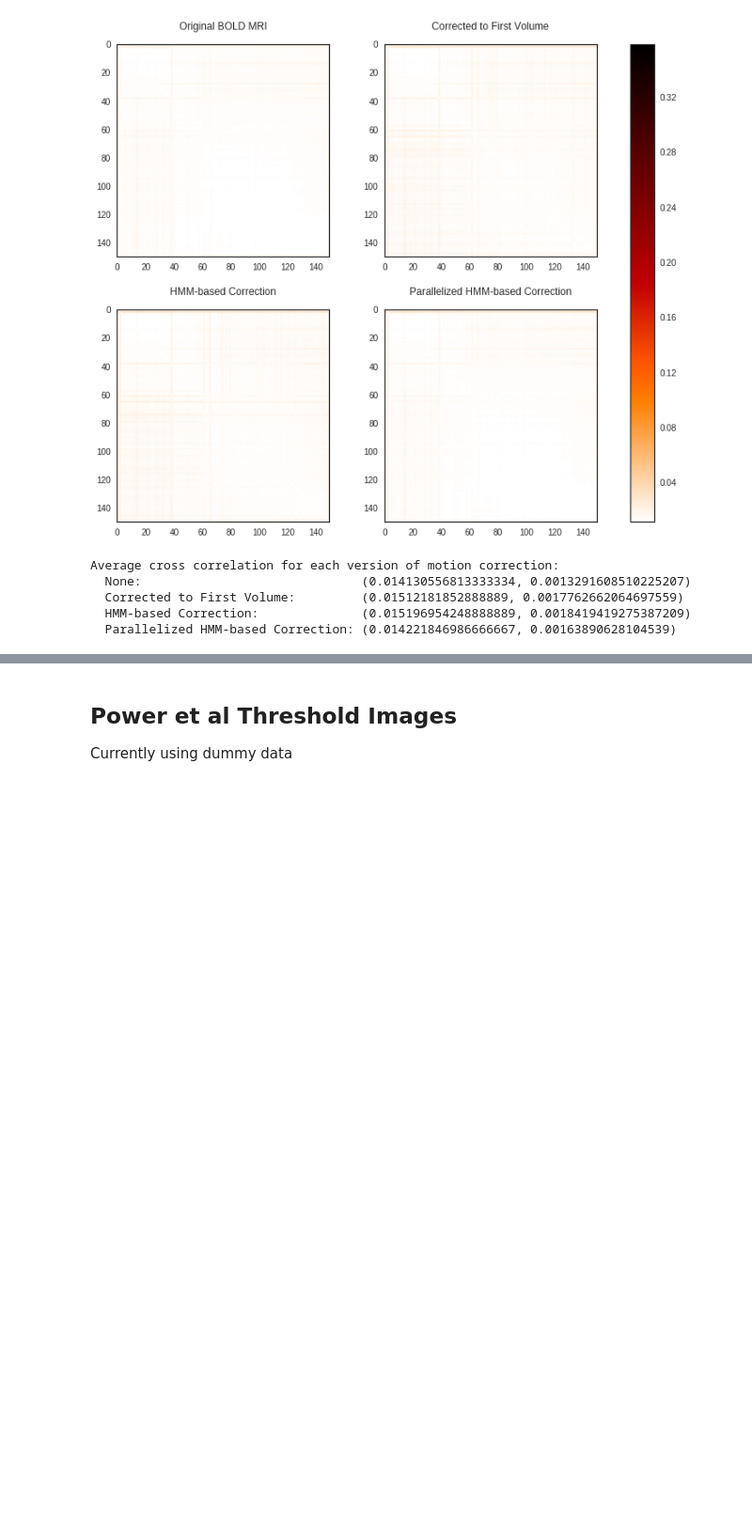
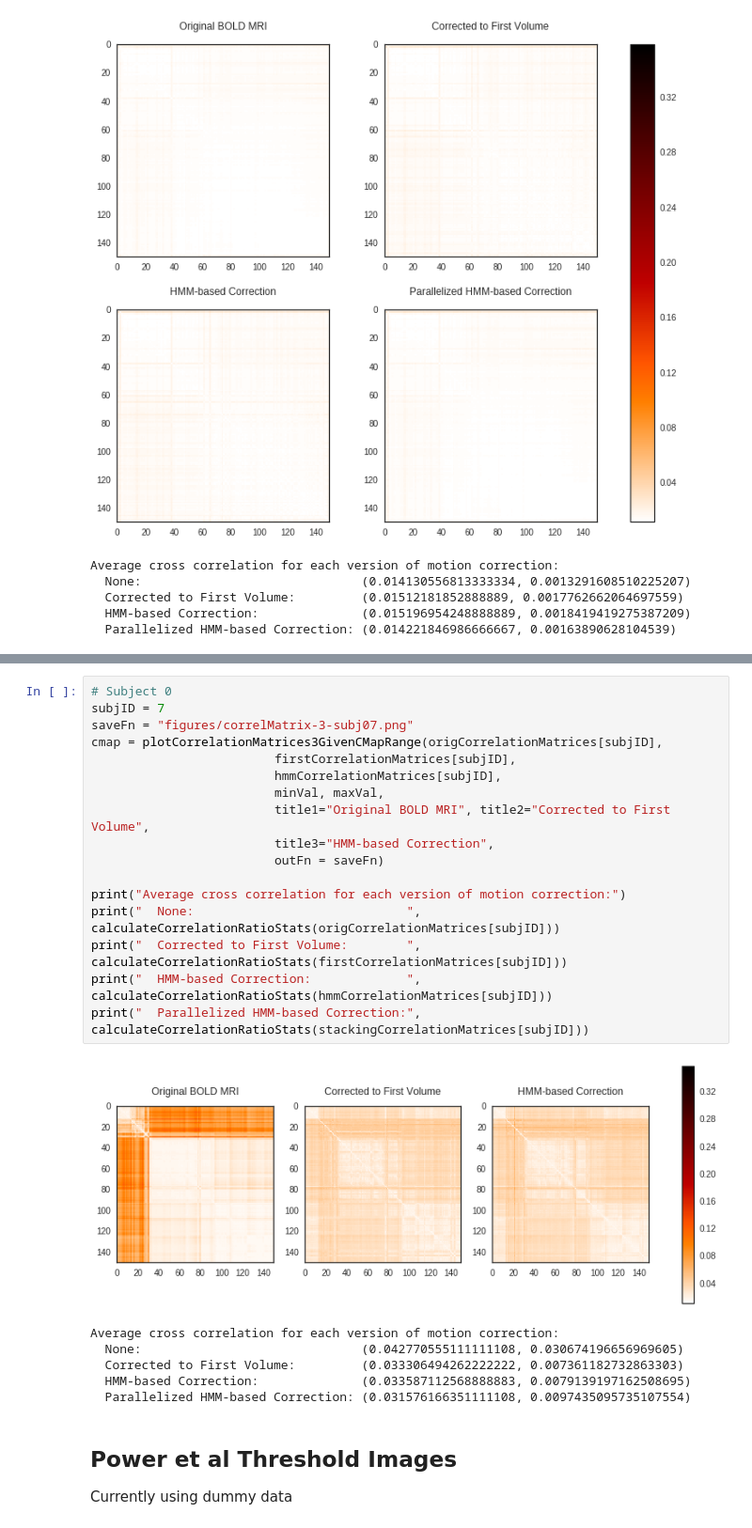
Before and after one commit to jmschabdach/markov-movement-correction, a Jupyter notebook: figureGeneration.ipynb, the cells around one changed output, grey strips where cells are left out. Shown at 94% size. Cells and saved outputs as stored; diff of their text form; blank space fills up the shorter version.

```diff
--- a/figureGeneration.ipynb
+++ b/figureGeneration.ipynb
@@ -932,3 +1318,27 @@ Average cross correlation for each version of motion correction:
+# %%
+# Subject 0
+subjID = 7
+saveFn = "figures/correlMatrix-3-subj07.png"
+cmap = plotCorrelationMatrices3GivenCMapRange(origCorrelationMatrices[subjID],
+                         firstCorrelationMatrices[subjID],
+                         hmmCorrelationMatrices[subjID],
+                         minVal, maxVal,
+                         title1="Original BOLD MRI", title2="Corrected to First Volume",
+                         title3="HMM-based Correction",
+                         outFn = saveFn)
+
+print("Average cross correlation for each version of motion correction:")
+print("  None:                             ", calculateCorrelationRatioStats(origCorrelationMatrices[subjID]))
+print("  Corrected to First Volume:        ", calculateCorrelationRatioStats(firstCorrelationMatrices[subjID]))
+print("  HMM-based Correction:             ", calculateCorrelationRatioStats(hmmCorrelationMatrices[subjID]))
+print("  Parallelized HMM-based Correction:", calculateCorrelationRatioStats(stackingCorrelationMatrices[subjID]))
+# %% [output]
+[figure, added]
+Average cross correlation for each version of motion correction:
+  None:                              (0.042770555111111108, 0.030674196656969605)
+  Corrected to First Volume:         (0.033306494262222222, 0.007361182732863303)
+  HMM-based Correction:              (0.033587112568888883, 0.0079139197162508695)
+  Parallelized HMM-based Correction: (0.031576166351111108, 0.0097435095735107554)
 # %% [markdown]
 ## Power et al Threshold Images
 
```
Also changed, not shown: parts of 22 cells of this notebook, 10 other files.
